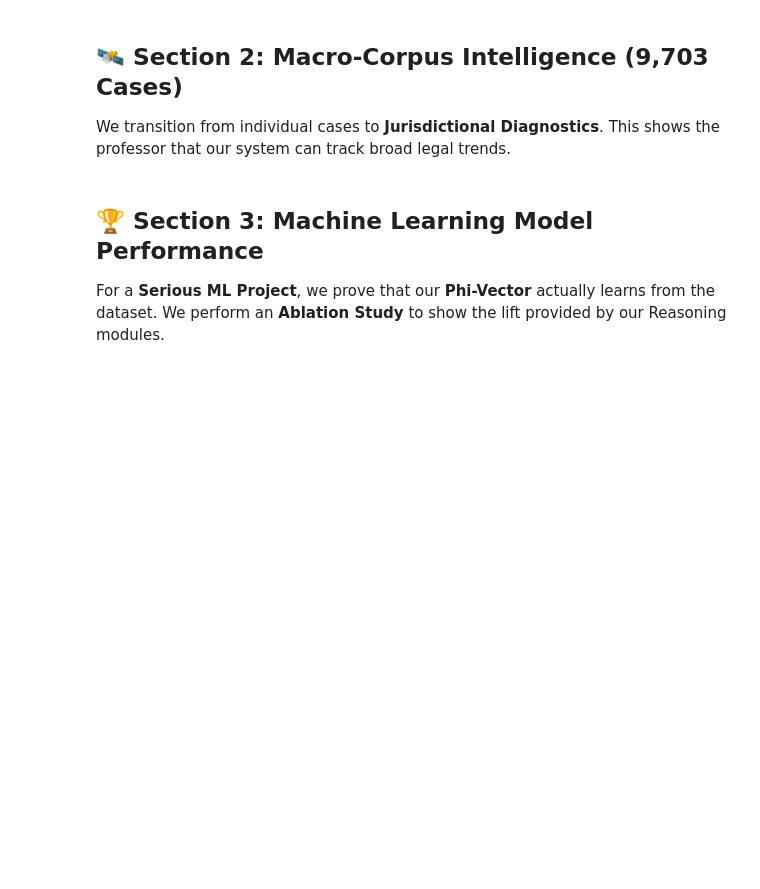
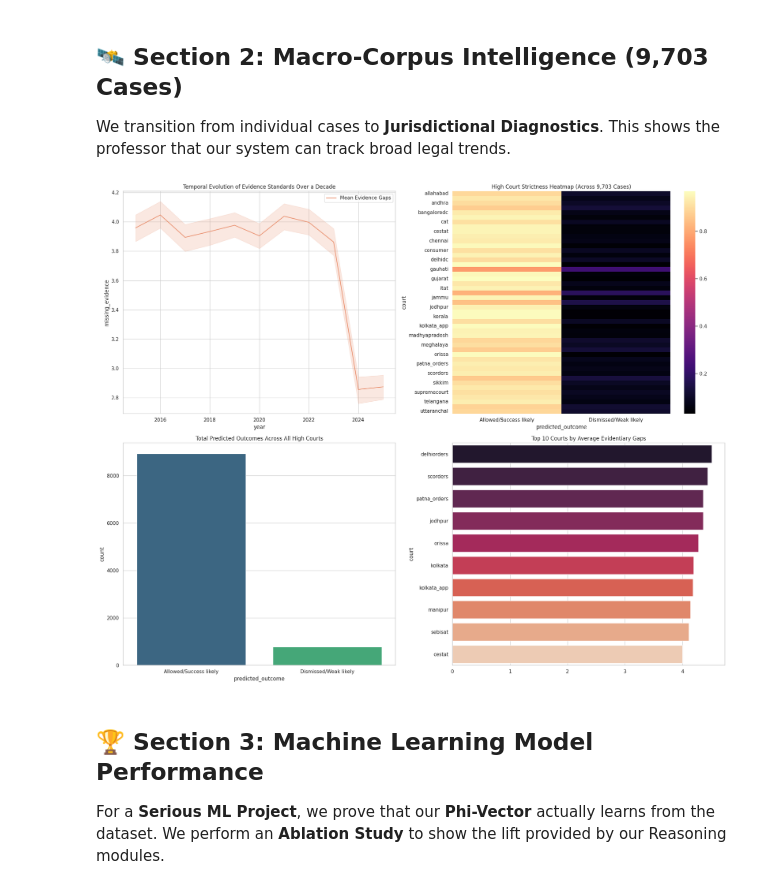
Before and after one commit to ashutosh229/BTech_Project_1_Sem_6, a Jupyter notebook: notebooks/Evidence_Intelligence_Demo.ipynb, the cells around one changed output. Cells and saved outputs as stored; diff of their text form; code cells hidden in the pictures; blank space fills up the shorter version.

```diff
--- a/notebooks/Evidence_Intelligence_Demo.ipynb
+++ b/notebooks/Evidence_Intelligence_Demo.ipynb
@@ -57,26 +86,39 @@ else:
 
 We transition from individual cases to **Jurisdictional Diagnostics**. This shows the professor that our system can track broad legal trends.
 # %%
-summary_path = "../data/processed/corpus_intelligence_summary.csv"
+summary_path = "data/processed/corpus_intelligence_summary.csv"
 
 if os.path.exists(summary_path):
     df = pd.read_csv(summary_path)
-    fig, axes = plt.subplots(1, 2, figsize=(20, 8))
+    fig, axes = plt.subplots(2, 2, figsize=(20, 16))
 
     # 📈 Plot A: Evolutionary Progress of Evidence Standards (2015-2025)
     # Mock year extraction for trend line (based on case_id)
     df['year'] = df['case_id'].str.extract(r'(\d{4})').fillna(2020).astype(int)
-    sns.lineplot(data=df, x='year', y='missing_evidence', label="Mean Evidence Gaps", ax=axes[0])
-    axes[0].set_title("Temporal Evolution of Evidence Standards Over a Decade")
+    sns.lineplot(data=df, x='year', y='missing_evidence', label="Mean Evidence Gaps", ax=axes[0, 0])
+    axes[0, 0].set_title("Temporal Evolution of Evidence Standards Over a Decade")
 
     # 📈 Plot B: Bias Heatmap (Outcome vs Court)
+    df['court'] = df['case_id'].str.extract(r'^([a-zA-Z_]+)_\d{4}')[0].fillna('unknown')
     court_bias = pd.crosstab(df['court'], df['predicted_outcome'], normalize='index')
-    sns.heatmap(court_bias, annot=True, cmap="magma", ax=axes[1])
-    axes[1].set_title("High Court Strictness Heatmap (Across 9,703 Cases)")
+    sns.heatmap(court_bias, annot=False, cmap="magma", ax=axes[0, 1])
+    axes[0, 1].set_title("High Court Strictness Heatmap (Across 9,703 Cases)")
 
+    # 📈 Plot C: Distribution of Predicted Outcomes
+    sns.countplot(data=df, x='predicted_outcome', hue='predicted_outcome', palette='viridis', ax=axes[1, 0], legend=False)
+    axes[1, 0].set_title("Total Predicted Outcomes Across All High Courts")
+
+    # 📈 Plot D: Average Missing Evidence by Court
+    court_gaps = df.groupby('court')['missing_evidence'].mean().sort_values(ascending=False).head(10)
+    sns.barplot(x=court_gaps.values, y=court_gaps.index, hue=court_gaps.index, palette='rocket', ax=axes[1, 1], legend=False)
+    axes[1, 1].set_title("Top 10 Courts by Average Evidentiary Gaps")
+
+    plt.tight_layout()
     plt.show()
 else:
     print("🕒 Macro-summary not yet generated. Please run batch_process.py.")
+# %% [output]
+[figure, added]
 # %% [markdown]
 ## 🏆 Section 3: Machine Learning Model Performance
 
```
Also changed, not shown: parts of 3 cells of this notebook, 1 other file.
